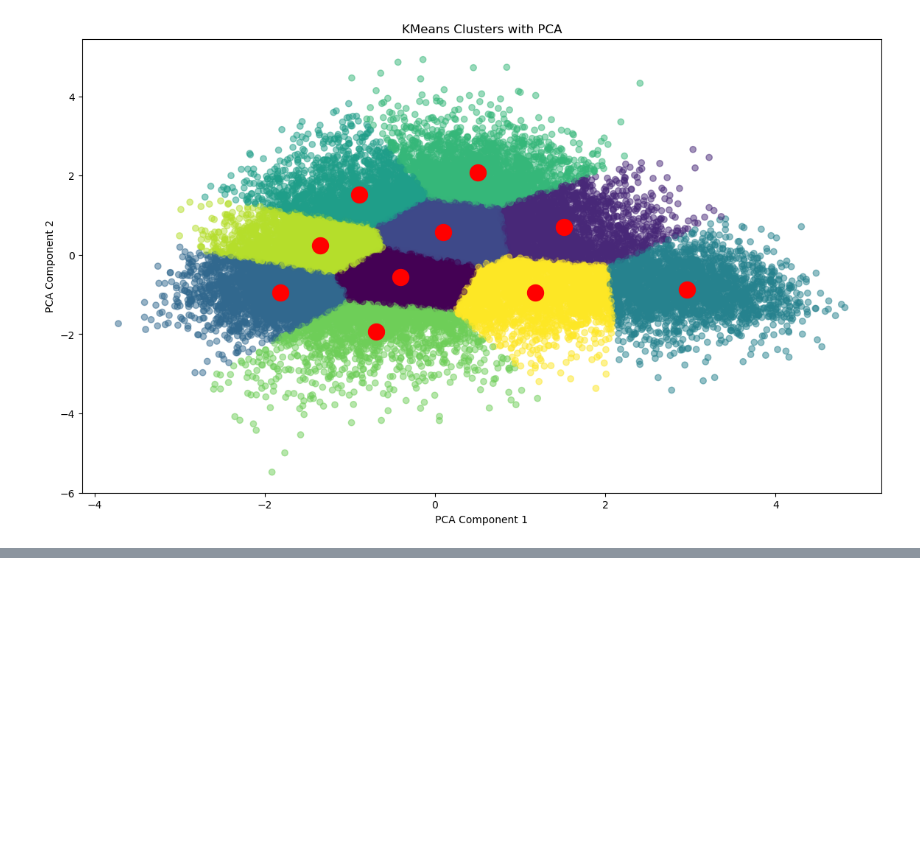
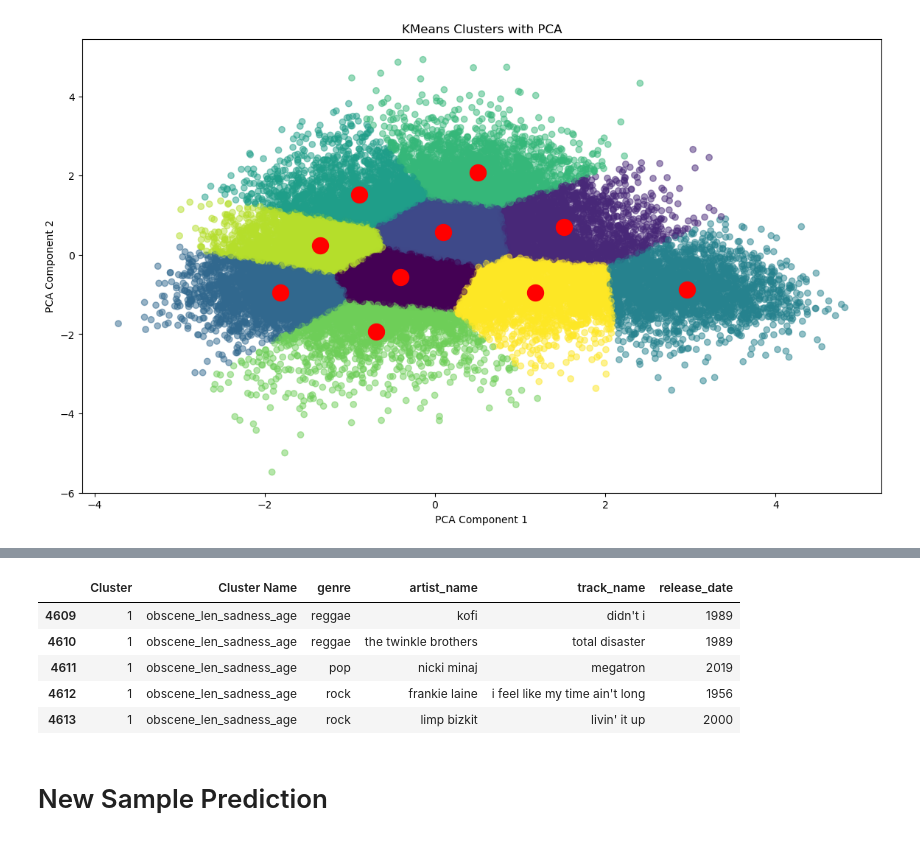
Before and after one commit to dq93/Playlist_Predictor, a Jupyter notebook: notebooks/modeling.ipynb, the cells around one changed output, grey strips where cells are left out. Saved outputs shown, nothing was run; the diff lists cells and outputs as text; code cells hidden in the pictures; blank space fills up the shorter version.

```diff
--- a/notebooks/modeling.ipynb
+++ b/notebooks/modeling.ipynb
@@ -218,0 +299,16 @@ plt.show()
+# %%
+# Filter songs that belong to Cluster
+cluster_1_songs = output_df[output_df['Cluster'] == 1]
+
+
+# Show the first 5 songs from Cluster 1
+cluster_1_songs.head()
+
+cluster_1_songs[['Cluster','Cluster Name','genre', 'artist_name', 'track_name', 'release_date']].head()
+# %% [output]
+|  | Cluster | Cluster Name | genre | artist_name | track_name | release_date |
+| 4609 | 1 | obscene_len_sadness_age | reggae | kofi | didn't i | 1989 |
+| 4610 | 1 | obscene_len_sadness_age | reggae | the twinkle brothers | total disaster | 1989 |
+| 4611 | 1 | obscene_len_sadness_age | pop | nicki minaj | megatron | 2019 |
+| 4612 | 1 | obscene_len_sadness_age | rock | frankie laine | i feel like my time ain't long | 1956 |
+| 4613 | 1 | obscene_len_sadness_age | rock | limp bizkit | livin' it up | 2000 |
@@ -218,0 +317,2 @@ plt.show()
+# %% [markdown]
+# New Sample Prediction
```
Also changed, not shown: parts of 11 cells of this notebook, 2 other files.
